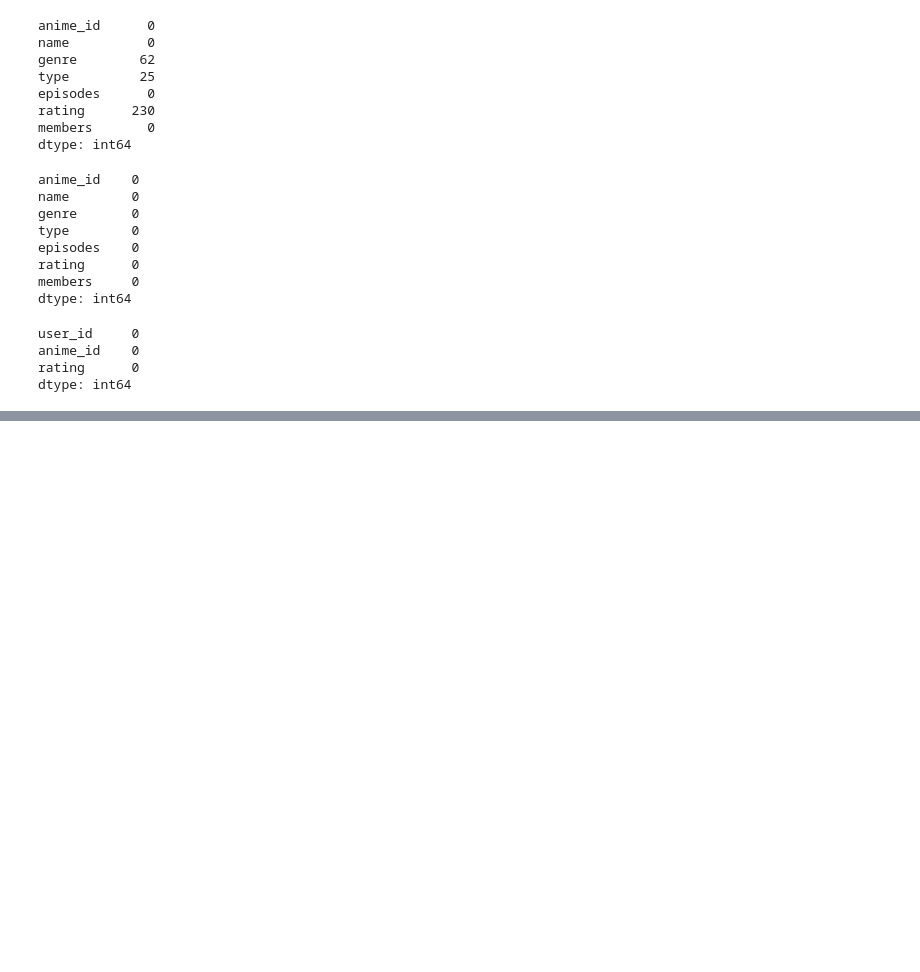
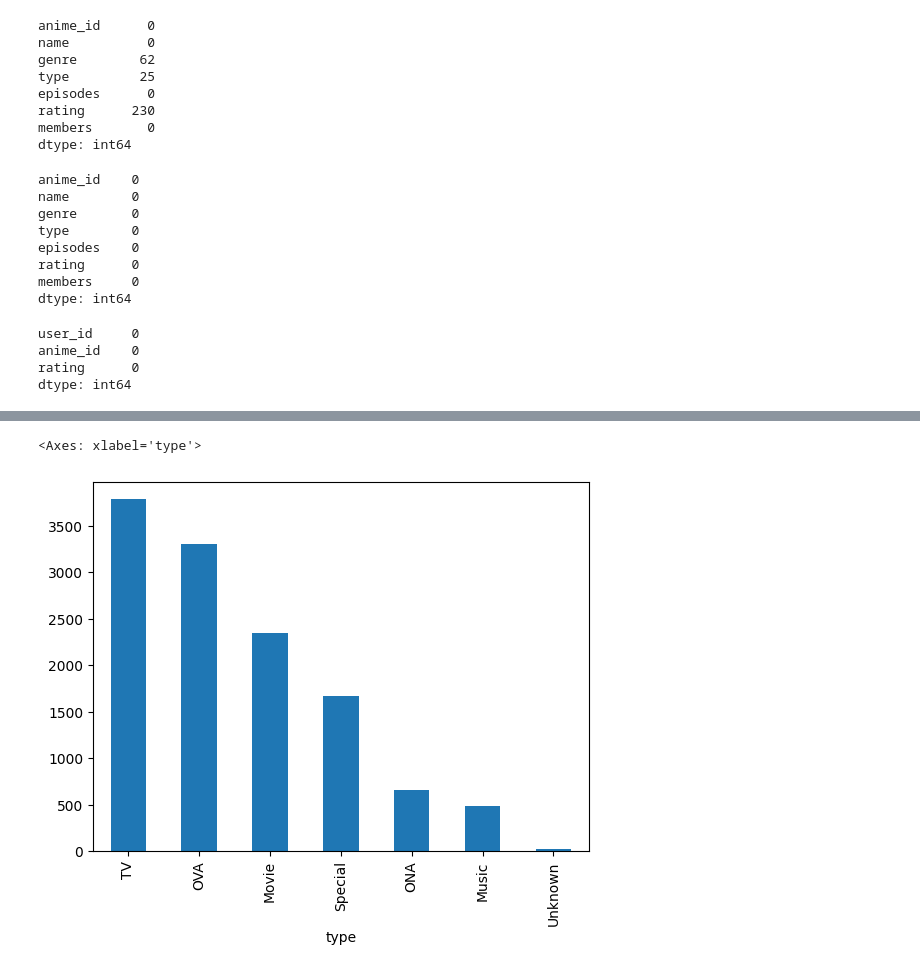
Before and after one commit to vividwhisp/machine-learning-from-scratch, a Jupyter notebook: recommender_system.ipynb, the cells around one changed output, grey strips where cells are left out. Saved outputs shown, nothing was run; the diff lists cells and outputs as text; code cells hidden in the pictures; blank space fills up the shorter version.

```diff
--- a/recommender_system.ipynb
+++ b/recommender_system.ipynb
@@ -60,0 +121,5 @@ dtype: int64
+# %%
+anime_clean["type"].value_counts().plot(kind="bar")
+# %% [output]
+<Axes: xlabel='type'>
+[figure, added]
```
Also changed, not shown: parts of 6 cells of this notebook.
